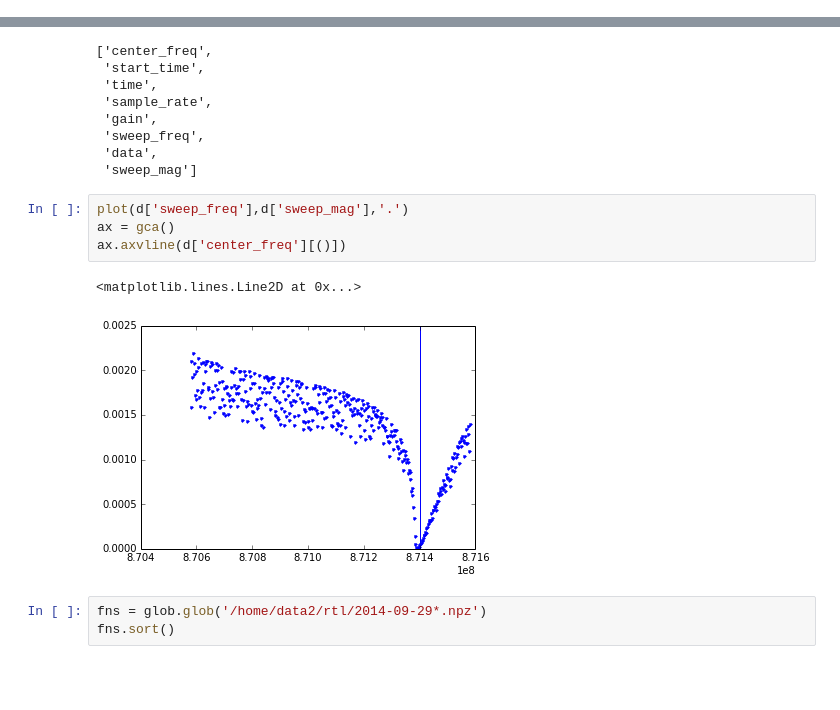
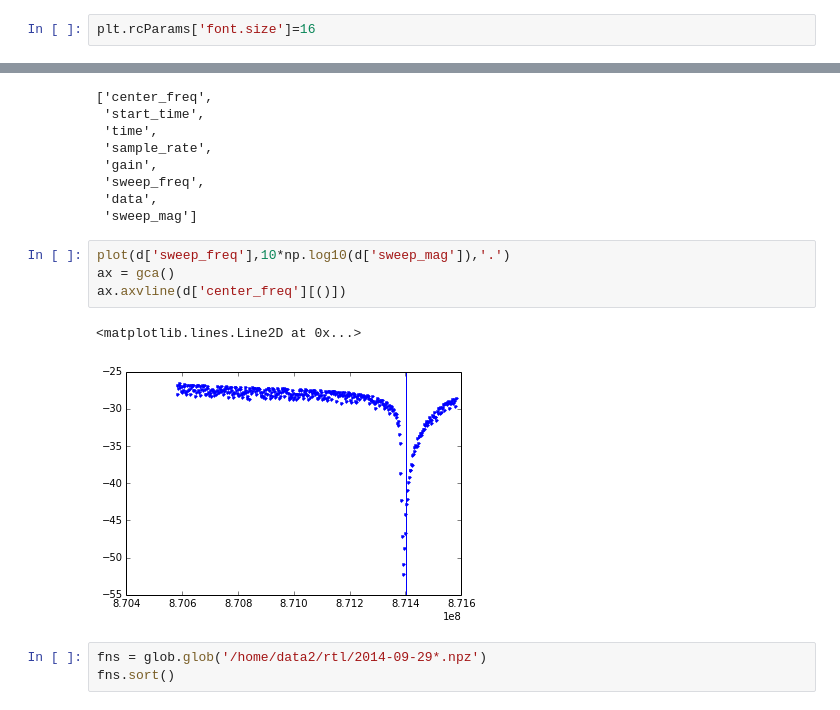
Before and after one commit to gitj/notebooks, a Jupyter notebook: 2014-09-24-playing-with-rtl-timeconstatnt-data.ipynb, the cells around one changed output, grey strips where cells are left out. Cells and saved outputs as stored; diff of their text form; blank space fills up the shorter version.

```diff
--- a/2014-09-24-playing-with-rtl-timeconstatnt-data.ipynb
+++ b/2014-09-24-playing-with-rtl-timeconstatnt-data.ipynb
@@ -60,0 +102,2 @@ grid()
+# %%
+plt.rcParams['font.size']=16
@@ -72,12 +226,12 @@ d.keys()
  'data',
  'sweep_mag']
 # %%
-plot(d['sweep_freq'],d['sweep_mag'],'.')
+plot(d['sweep_freq'],10*np.log10(d['sweep_mag']),'.')
 ax = gca()
 ax.axvline(d['center_freq'][()])
 # %% [output]
 <matplotlib.lines.Line2D at 0x...>
-[figure, old version]
+[figure, new version]
 # %%
 fns = glob.glob('/home/data2/rtl/2014-09-29*.npz')
 fns.sort()
```
Also changed, not shown: parts of 26 cells of this notebook, 21 other files.
